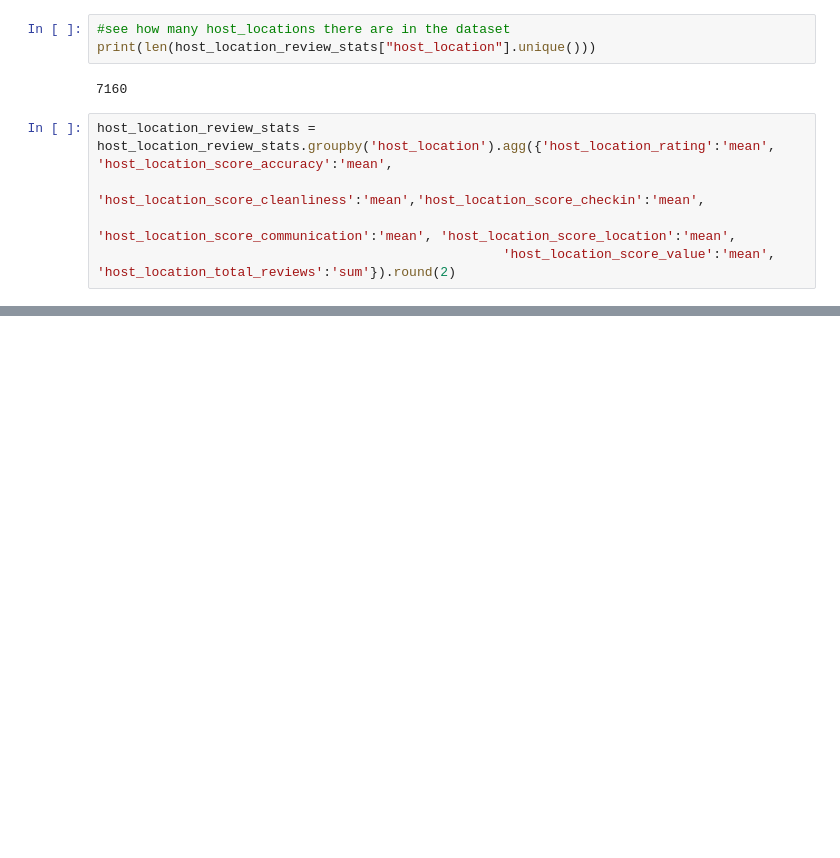
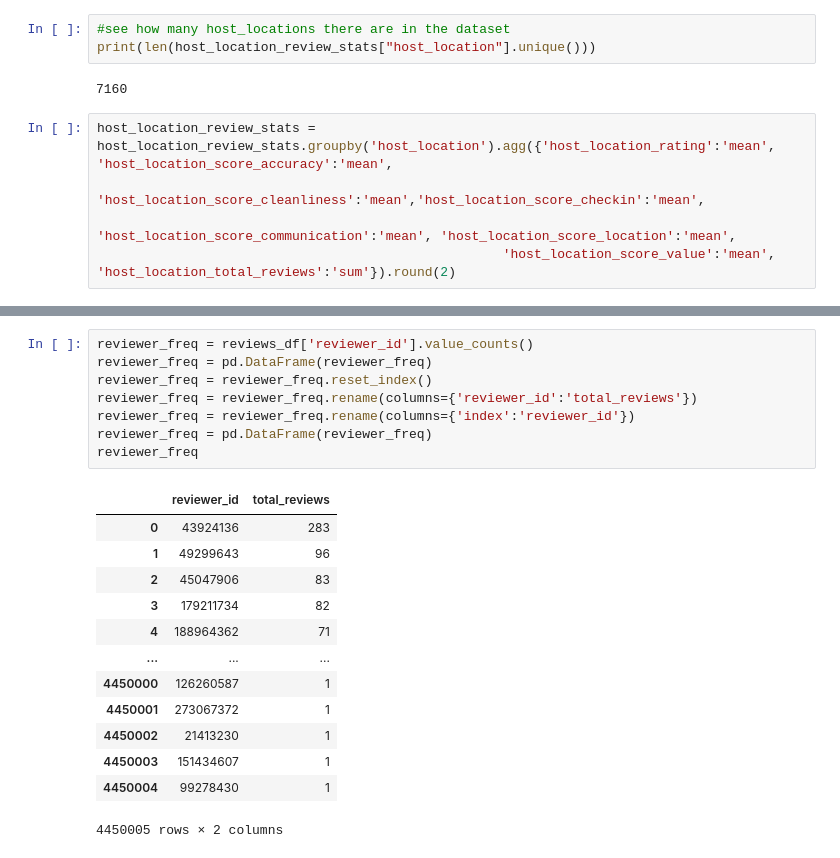
Before and after one commit to dkoski23/airbnb_etl, a Jupyter notebook: etl_project.ipynb, the cells around one changed output, grey strips where cells are left out. Cells and saved outputs as stored; diff of their text form; blank space fills up the shorter version.

```diff
--- a/etl_project.ipynb
+++ b/etl_project.ipynb
@@ -253,0 +275,22 @@ host_location_review_stats.head()
+# %%
+reviewer_freq = reviews_df['reviewer_id'].value_counts()
+reviewer_freq = pd.DataFrame(reviewer_freq)
+reviewer_freq = reviewer_freq.reset_index()
+reviewer_freq = reviewer_freq.rename(columns={'reviewer_id':'total_reviews'})
+reviewer_freq = reviewer_freq.rename(columns={'index':'reviewer_id'})
+reviewer_freq = pd.DataFrame(reviewer_freq)
+reviewer_freq
+# %% [output]
+|  | reviewer_id | total_reviews |
+| 0 | 43924136 | 283 |
+| 1 | 49299643 | 96 |
+| 2 | 45047906 | 83 |
+| 3 | 179211734 | 82 |
+| 4 | 188964362 | 71 |
+| ... | ... | ... |
+| 4450000 | 126260587 | 1 |
+| 4450001 | 273067372 | 1 |
+| 4450002 | 21413230 | 1 |
+| 4450003 | 151434607 | 1 |
+| 4450004 | 99278430 | 1 |
+4450005 rows × 2 columns
```
Also changed, not shown: parts of 5 cells of this notebook.
